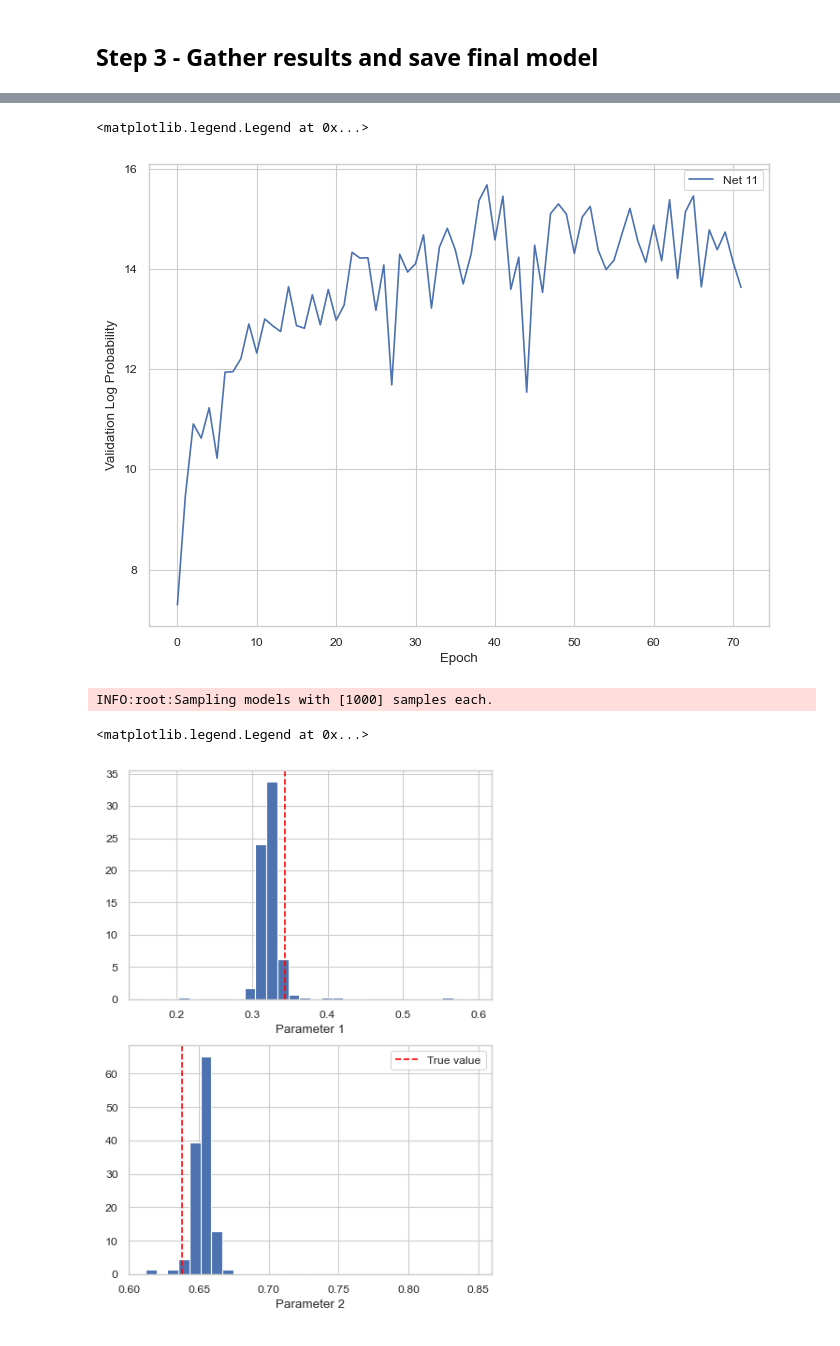
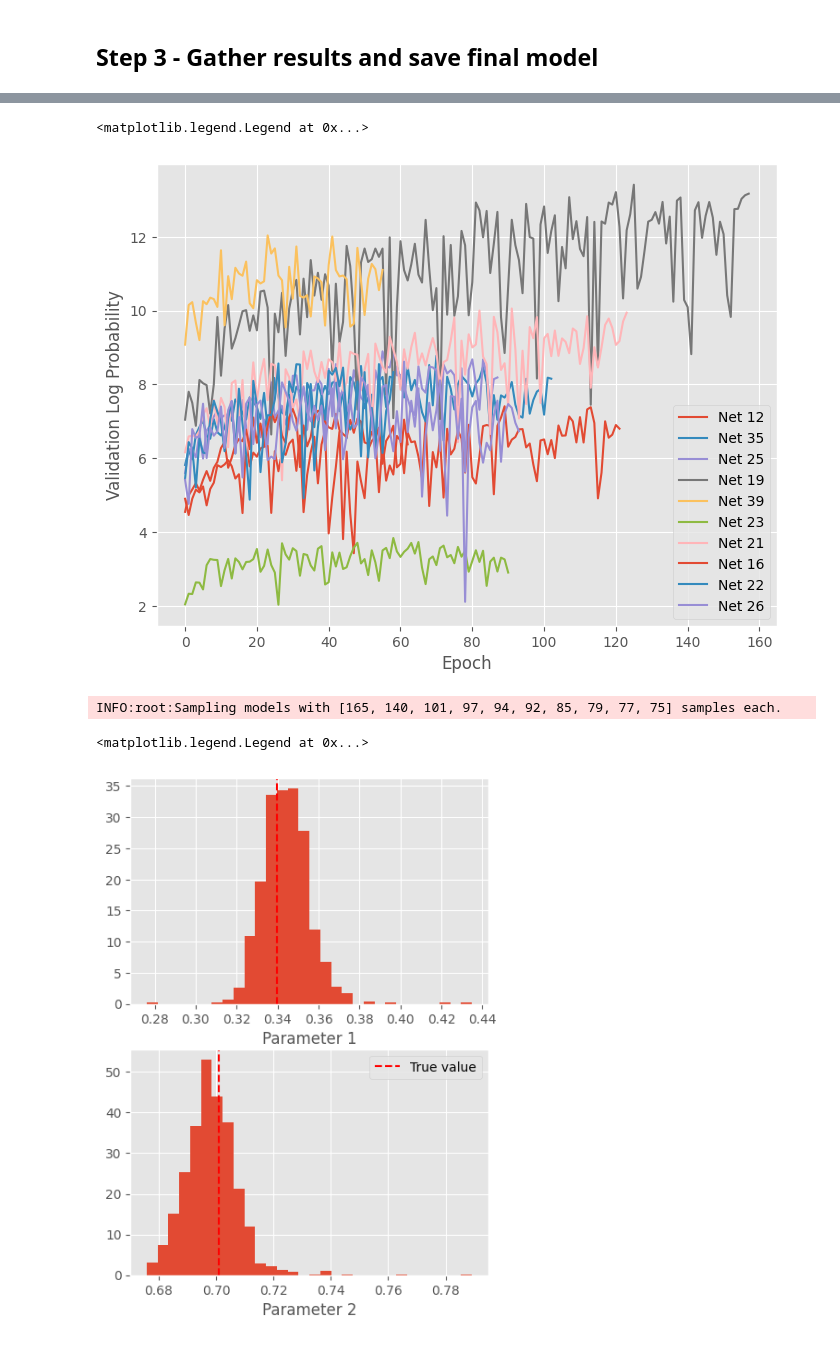
Before and after one commit to chaipattira/tailed-uniform-sbi, a Jupyter notebook: notebooks/sci-2-dim-optuna.ipynb, the cells around one changed output, grey strips where cells are left out. Cells and saved outputs as stored; diff of their text form; code cells hidden in the pictures.

```diff
--- a/notebooks/sci-2-dim-optuna.ipynb
+++ b/notebooks/sci-2-dim-optuna.ipynb
@@ -7,25 +7,20 @@ import matplotlib.pyplot as plt
 import torch
 import os
 from os.path import join, isfile
+import optuna
 import scipy
-from scipy.stats import truncnorm
-import seaborn as sns
 import pickle
+import json
 import ili
-from ili.dataloaders import NumpyLoader
-from ili.inference import InferenceRunner
-from ili.validation.metrics import PosteriorCoverage, PlotSinglePosterior
-from ili.utils.distributions_pt import IndependentTruncatedNormal
 from ili.utils.ndes_pt import LampeEnsemble
 
+from toolbox.priors import get_priors, get_param_ranges
 from toolbox.utils import load_posterior
-from toolbox.distributions import TailedNormal, IndependentTailedNormal
 from toolbox.simulators import syren_simulator, sample_uniform_lhs
 
 # Device configuration
 device = 'cuda' if torch.cuda.is_available() else 'cpu'
 print('Device:', device)
-sns.set_theme(style="whitegrid", context="paper")
 # %% [output]
 WARNING (pytensor.tensor.blas): Using NumPy C-API based implementation for BLAS functions.
 Device: cpu
@@ -57,6 +52,17 @@ x_uniform = np.array([syren_simulator(theta_uniform[i].numpy(), L=L, N=N, a=a)
 x_tailed = np.array([syren_simulator(theta_tailed[i].numpy(), L=L, N=N, a=a)
                      for i in range(n_simulations)])
 
+# Log-normalize data
+x_uniform = np.log10(x_uniform)
+x_tailed = np.log10(x_tailed)
+
+# Impute nans
+mask = np.isnan(x_uniform)
+x_uniform[mask] = np.nanmean(x_uniform)
+mask = np.isnan(x_tailed)
+x_tailed[mask] = np.nanmean(x_tailed)
+
+# Print parameter ranges
 print("Uniform proposal parameter range: \n"
       f"\tOm={theta_uniform[:, 0].min():.3f}-{theta_uniform[:, 0].max():.3f},\n"
       f"\th={theta_uniform[:, 1].min():.3f}-{theta_uniform[:, 1].max():.3f}")
@@ -244,6 +264,8 @@ for dname in net_paths:
         with open(log_prob_file, 'r') as f:
             log_prob = float(f.read().strip())
         log_probs.append(log_prob)
+    else:
+        log_probs.append(-np.inf)
 log_probs = np.array(log_probs)
 
 print(f"Collected log probabilities from {len(log_probs)} experiments.")
@@ -252,5 +274,5 @@ Collected log probabilities from 20 experiments.
 # %%
-Nnets = 1  # number of top nets to ensemble
+Nnets = 10  # number of top nets to ensemble
 weighted = True  # whether to weight by log prob
 
 top_nets = np.argsort(log_probs)[::-1][:Nnets]
@@ -282,6 +304,5 @@ Selected nets: ['net-17']
 You are using `torch.load` with `weights_only=False` (the current default value), which uses the default pickle module implicitly. It is possible to construct malicious pickle data which will execute  ...
 # %%
-import json
 # plot all the losses of the top nets
 f, ax = plt.subplots(figsize=(8, 6))
 for i in top_nets:
@@ -293,27 +314,27 @@ ax.set(xlabel='Epoch', ylabel='Validation Log Probability')
 ax.legend()
 # %% [output]
 <matplotlib.legend.Legend at 0x...>
-[figure, old version]
+[figure, new version]
 # %%
-ind = 0
+ind = 11
 x0, y0 = x_uniform_test[ind], theta_uniform_test[ind]
 
 out = ensemble.sample((1000,), x0).cpu().numpy()
 f, axs = plt.subplots(2, 1, figsize=(5, 7))
 ax = axs[0]
 ax.hist(out[:, 0], bins=30, density=True)
 ax.axvline(y0[0].cpu(), color='red', linestyle='--', label='True value')
 ax.set_xlabel('Parameter 1')
 
 ax = axs[1]
 ax.hist(out[:, 1], bins=30, density=True)
 ax.axvline(y0[1].cpu(), color='red', linestyle='--', label='True value')
 ax.set_xlabel('Parameter 2')
 ax.legend()
 # %% [output]
-INFO:root:Sampling models with [1000] samples each.
+INFO:root:Sampling models with [165, 140, 101, 97, 94, 92, 85, 79, 77, 75] samples each.
 <matplotlib.legend.Legend at 0x...>
-[figure, old version]
+[figure, new version]
 # %%
 metric = ili.validation.metrics.PlotSinglePosterior(
     num_samples=1000, labels=range(2),
```
Also changed, not shown: parts of 11 cells of this notebook, 1 other file.
